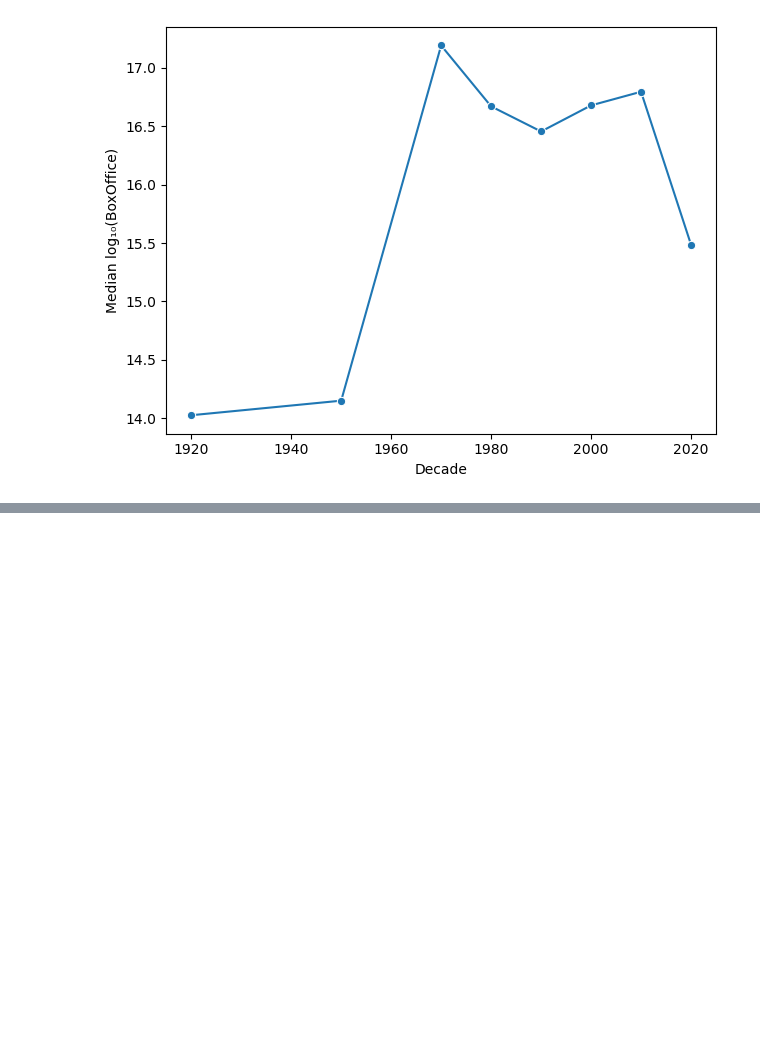
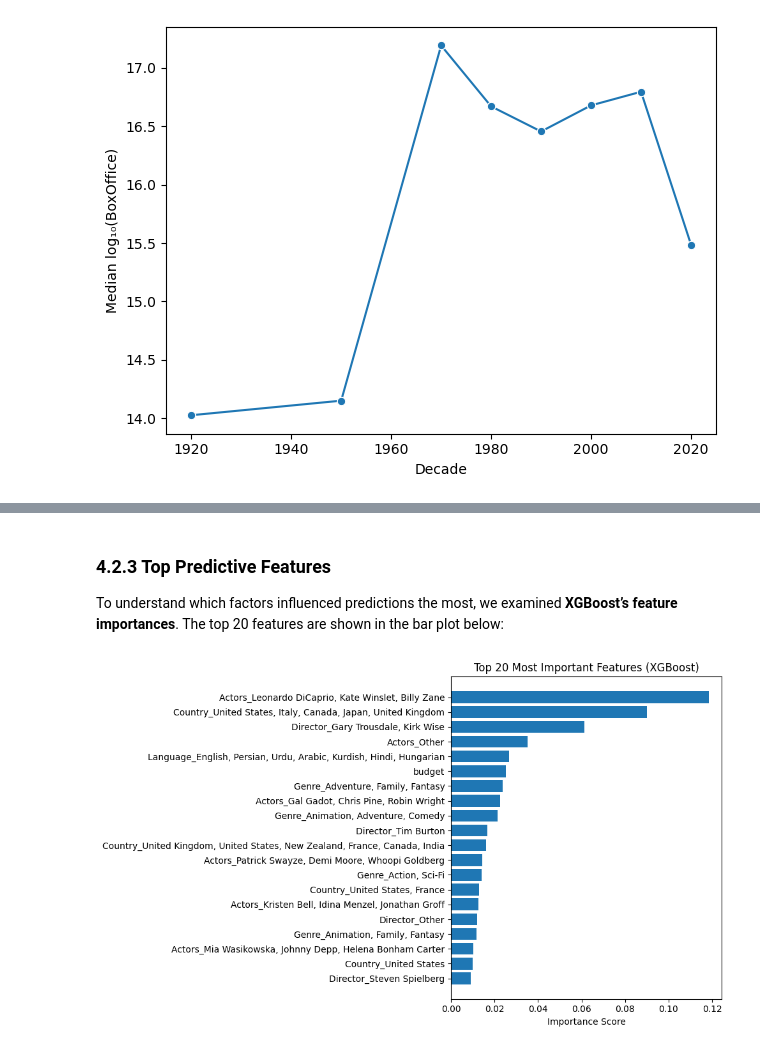
Before and after one commit to CU-S25-MSDSSB-DSCI-01-DataScienceLab/Movie-Project, a Jupyter notebook: main-report.ipynb, the cells around one changed output, grey strips where cells are left out. Cells and saved outputs as stored; diff of their text form; code cells hidden in the pictures; blank space fills up the shorter version.

```diff
--- a/main-report.ipynb
+++ b/main-report.ipynb
@@ -205,0 +359,10 @@ plt.tight_layout()
+# %% [markdown]
+### 4.2.3 Top Predictive Features
+To understand which factors influenced predictions the most, we examined **XGBoost’s feature importances**. The top 20 features are shown in the bar plot below:
+# %%
+#| fig-cap: "Figure 12 · Top 20 most important pre-release features (XGBoost)"
+#| out-width: 90%
+from IPython.display import Image
+Image("figures/xgboost.png")
+# %% [output]
+[figure, added]
```
Also changed, not shown: parts of 28 cells of this notebook, 29 other files.
